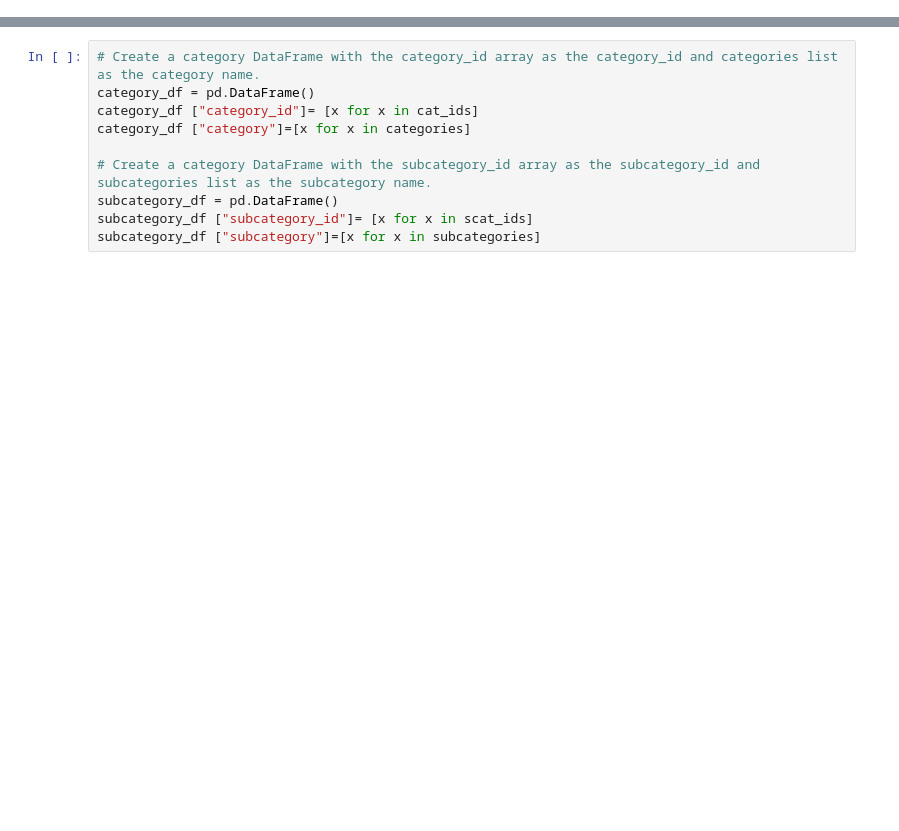
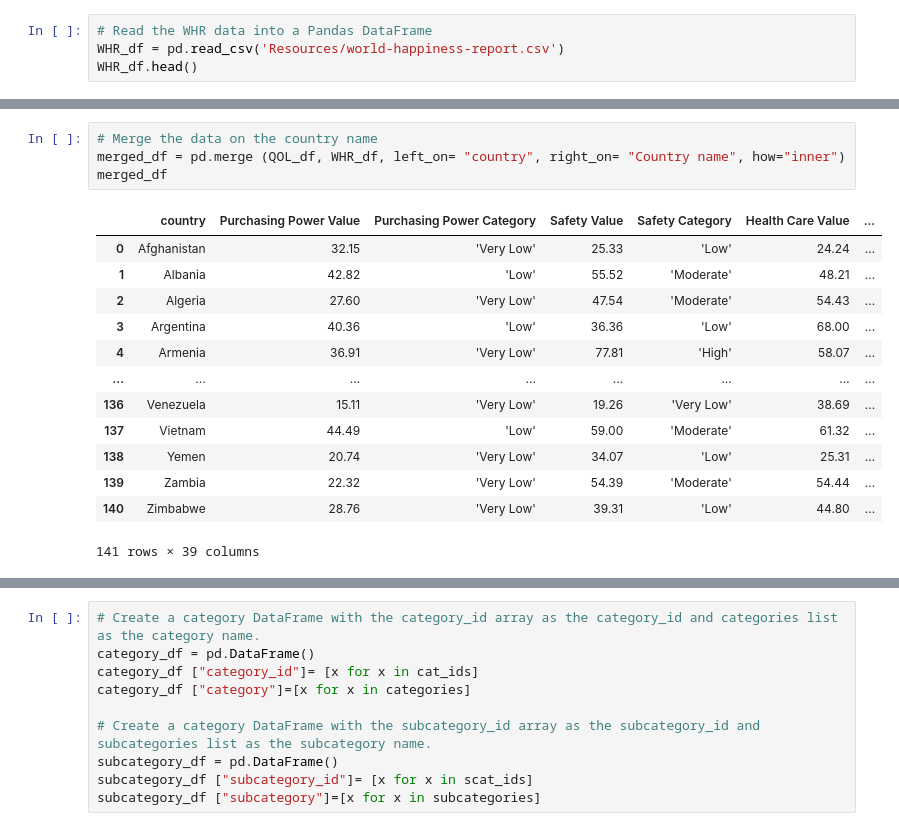
Before and after one commit to sagehan1/Hanson-Gary-Paniagua-Dolan-Project-3-, a Jupyter notebook: Transform.ipynb, the cells around one changed output, grey strips where cells are left out. Drawn from its saved outputs; the diff is of its cells as text; blank space fills up the shorter version.

```diff
--- a/Transform.ipynb
+++ b/Transform.ipynb
@@ -63,0 +56,4 @@ Index(['cf_id', 'contact_id', 'company_name', 'blurb', 'goal', 'pledged',
+# %%
+# Read the WHR data into a Pandas DataFrame
+WHR_df = pd.read_csv('Resources/world-happiness-report.csv')
+WHR_df.head()
@@ -63,0 +141,18 @@ Index(['cf_id', 'contact_id', 'company_name', 'blurb', 'goal', 'pledged',
+# %%
+# Merge the data on the country name
+merged_df = pd.merge (QOL_df, WHR_df, left_on= "country", right_on= "Country name", how="inner")
+merged_df
+# %% [output]
+|  | country | Purchasing Power Value | Purchasing Power Category | Safety Value | Safety Category | Health Care Value | ... |
+| 0 | Afghanistan | 32.15 | 'Very Low' | 25.33 | 'Low' | 24.24 | ... |
+| 1 | Albania | 42.82 | 'Low' | 55.52 | 'Moderate' | 48.21 | ... |
+| 2 | Algeria | 27.60 | 'Very Low' | 47.54 | 'Moderate' | 54.43 | ... |
+| 3 | Argentina | 40.36 | 'Low' | 36.36 | 'Low' | 68.00 | ... |
+| 4 | Armenia | 36.91 | 'Very Low' | 77.81 | 'High' | 58.07 | ... |
+| ... | ... | ... | ... | ... | ... | ... | ... |
+| 136 | Venezuela | 15.11 | 'Very Low' | 19.26 | 'Very Low' | 38.69 | ... |
+| 137 | Vietnam | 44.49 | 'Low' | 59.00 | 'Moderate' | 61.32 | ... |
+| 138 | Yemen | 20.74 | 'Very Low' | 34.07 | 'Low' | 25.31 | ... |
+| 139 | Zambia | 22.32 | 'Very Low' | 54.39 | 'Moderate' | 54.44 | ... |
+| 140 | Zimbabwe | 28.76 | 'Very Low' | 39.31 | 'Low' | 44.80 | ... |
+141 rows × 39 columns
```
Also changed, not shown: parts of 54 cells of this notebook, 4 other files.
